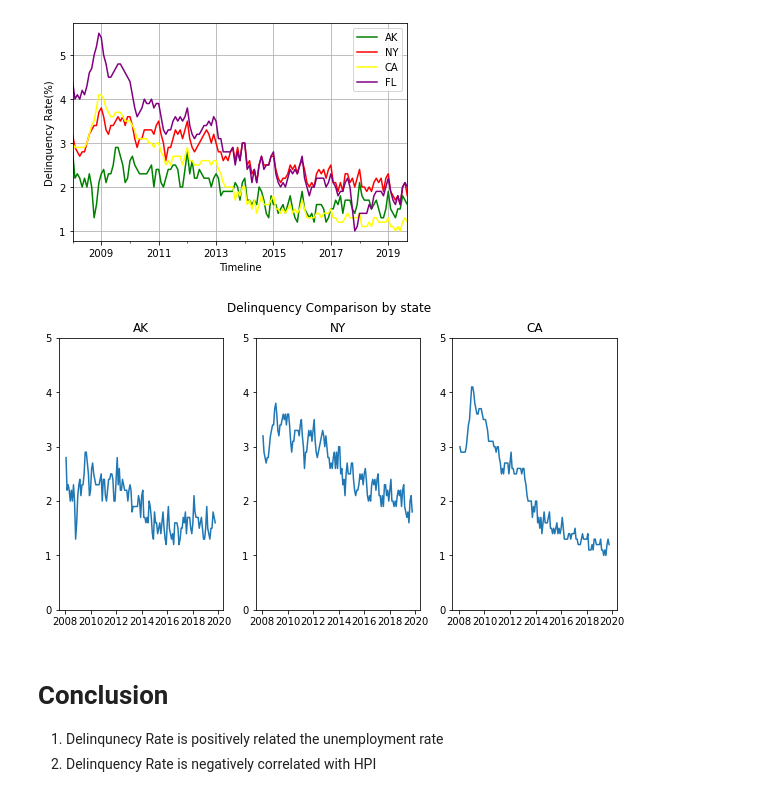
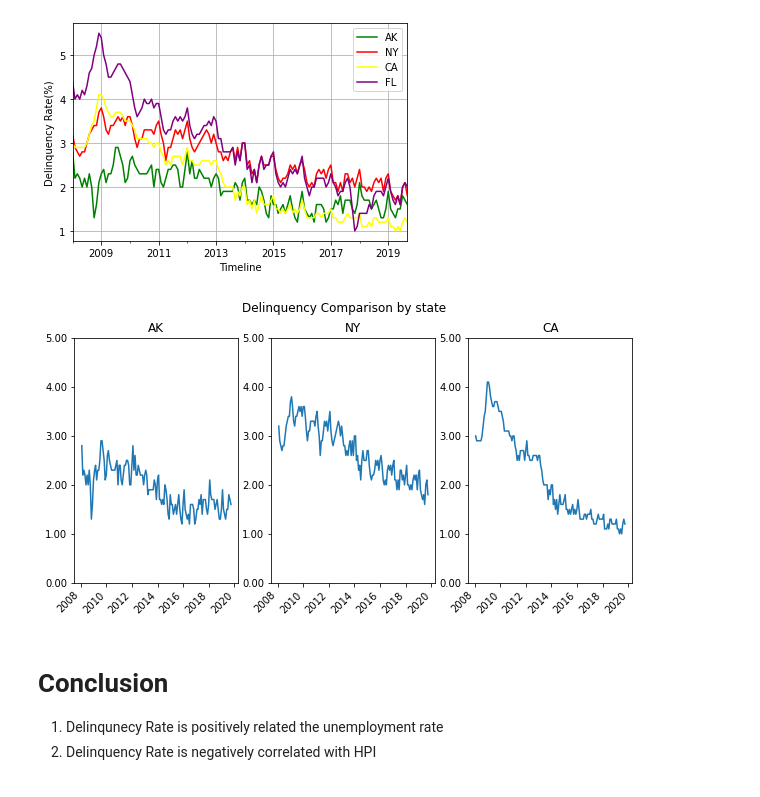
Before and after one commit to melodymeow/Mortgage_Defaut_Analysis, a Jupyter notebook: Melody_PYTH_225_Final_Project.ipynb, the cells around one changed output. Drawn from its saved outputs; the diff is of its cells as text; code cells hidden in the pictures.

```diff
--- a/Melody_PYTH_225_Final_Project.ipynb
+++ b/Melody_PYTH_225_Final_Project.ipynb
@@ -392,17 +393,19 @@ plot_multi([('AK','green'),('NY','red'),('CA','yellow'),('FL','purple')],df=dqst
 # %%
 #comparing delinquency data with different state side by side
 axs = (ax1,ax2,ax3)
 fig,axs = plt.subplots(1,3,figsize=(10,5))
 fig.suptitle('Delinquency Comparison by state')
 states = ['AK','NY','CA']
 for n,a in enumerate(axs):
   a.plot(dqstate_30to89.index,states[n],data=dqstate_30to89,label=states[n])
   a.set_ylim(0,5)
   a.set_title(states[n])
+  a.yaxis.set_major_formatter(FormatStrFormatter('%.2f'))
 
+fig.autofmt_xdate(rotation=45)
 plt.show()
 # %% [output]
-[figure, old version]
+[figure, new version]
 # %% [markdown]
 # **Conclusion**
 
```
Also changed, not shown: parts of 1 cell of this notebook.
